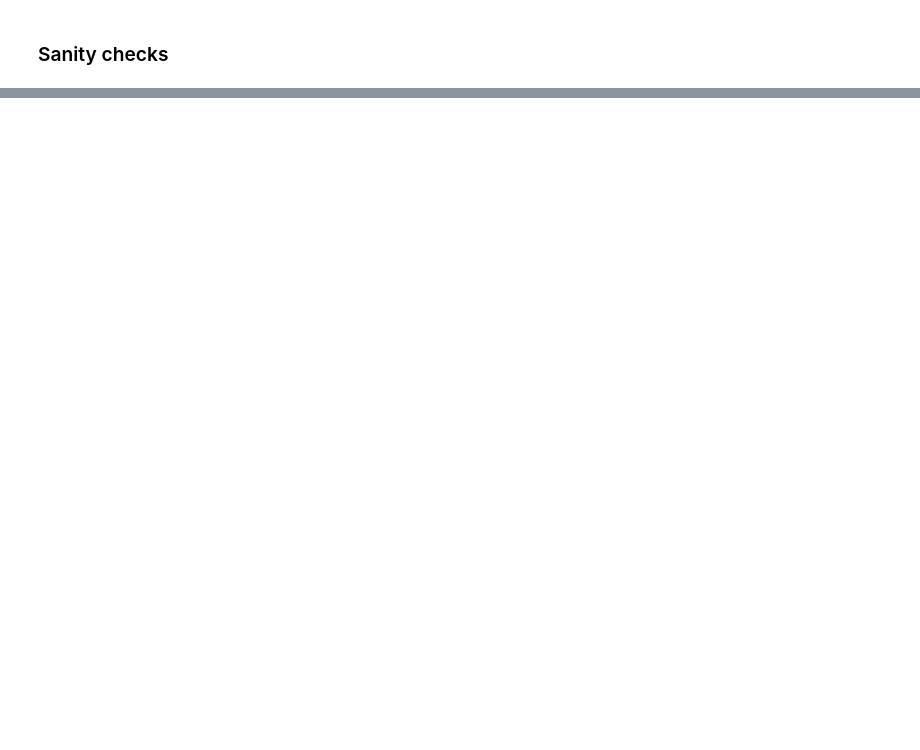
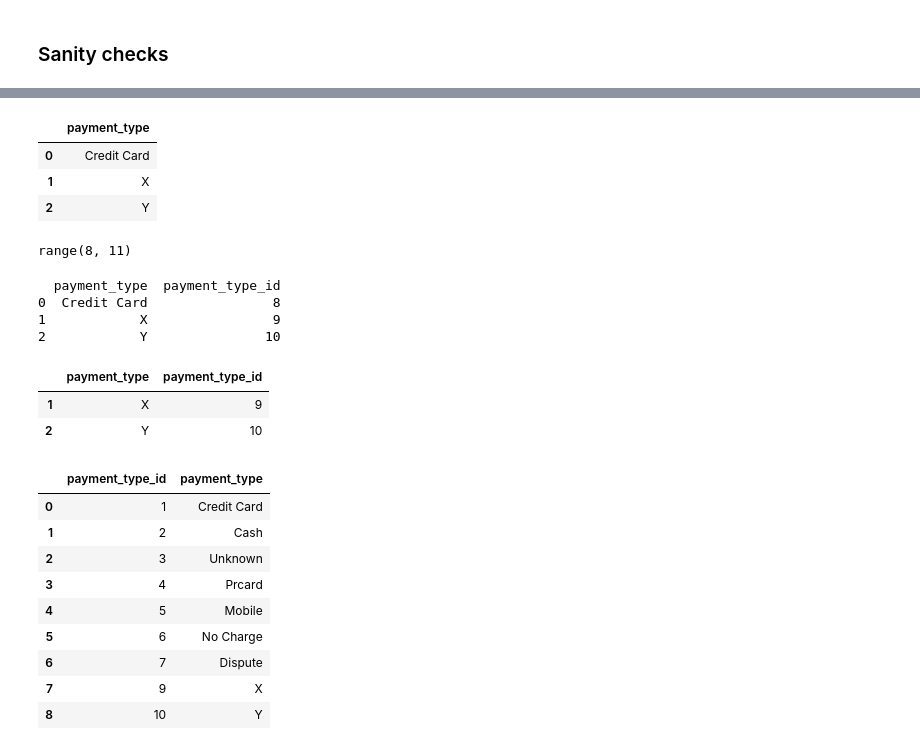
Before and after one commit to rhamorszky/data_engineering_project, a Jupyter notebook: src/notebooks/06_chicago_data_to_mapping.ipynb, the cells around one changed output, grey strips where cells are left out. Drawn from its saved outputs; the diff is of its cells as text; code cells hidden in the pictures; blank space fills up the shorter version.

```diff
--- a/src/notebooks/06_chicago_data_to_mapping.ipynb
+++ b/src/notebooks/06_chicago_data_to_mapping.ipynb
@@ -356,0 +480,54 @@ taxi_trips.nlargest(10, 'fare')
+# %%
+new_payment_type_data = [
+    {"payment_type": "Credit Card"},
+    {"payment_type": "X"},
+    {"payment_type": "Y"}
+]
+
+new_payment_type_mapping = pd.DataFrame(new_payment_type_data)
+
+new_payment_type_mapping
+# %% [output]
+|  | payment_type |
+| 0 | Credit Card |
+| 1 | X |
+| 2 | Y |
+# %%
+payment_type_max_id = payment_type_master["payment_type_id"].max()
+# %%
+range(payment_type_max_id + 1, payment_type_max_id + len(new_payment_type_mapping) + 1)
+# %% [output]
+range(8, 11)
+# %%
+new_payment_type_mapping["payment_type_id"] = range(payment_type_max_id + 1, payment_type_max_id + len(new_payment_type_mapping) + 1)
+
+print(new_payment_type_mapping)
+# %% [output]
+  payment_type  payment_type_id
+0  Credit Card                8
+1            X                9
+2            Y               10
+# %%
+new_payment_types = new_payment_type_mapping[~new_payment_type_mapping["payment_type"].isin(payment_type_master["payment_type"])]
+
+new_payment_types
+# %% [output]
+|  | payment_type | payment_type_id |
+| 1 | X | 9 |
+| 2 | Y | 10 |
+# %%
+if not new_payment_types.empty:
+    payment_type_master = pd.concat([payment_type_master, new_payment_types], ignore_index=True)
+# %%
+payment_type_master
+# %% [output]
+|  | payment_type_id | payment_type |
+| 0 | 1 | Credit Card |
+| 1 | 2 | Cash |
+| 2 | 3 | Unknown |
+| 3 | 4 | Prcard |
+| 4 | 5 | Mobile |
+| 5 | 6 | No Charge |
+| 6 | 7 | Dispute |
+| 7 | 9 | X |
+| 8 | 10 | Y |
```
Also changed, not shown: parts of 41 cells of this notebook, 4 other files.
